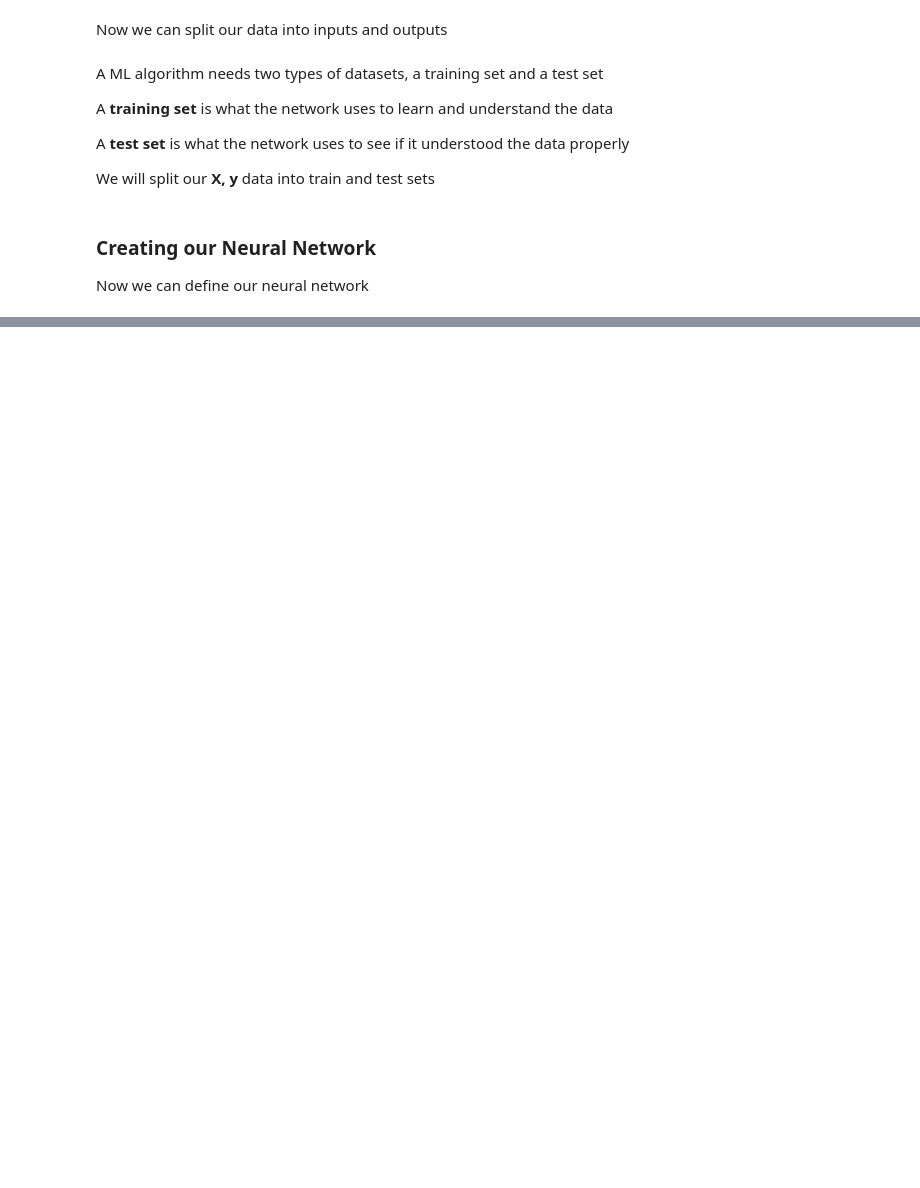
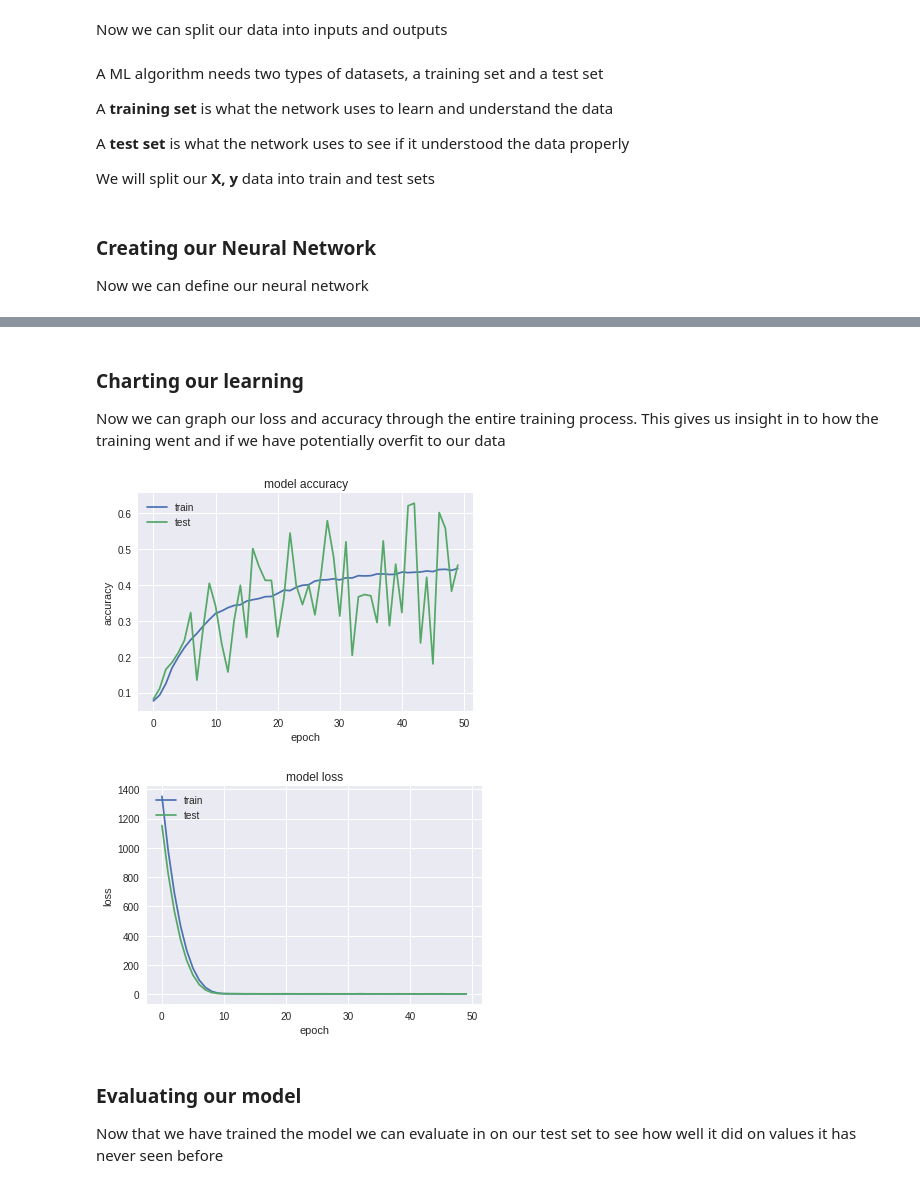
Before and after one commit to SykoTheKiD/NeuralPredictTutorial, a Jupyter notebook: MLSort.ipynb, the cells around one changed output, grey strips where cells are left out. Drawn from its saved outputs; the diff is of its cells as text; code cells hidden in the pictures; blank space fills up the shorter version.

```diff
--- a/MLSort.ipynb
+++ b/MLSort.ipynb
@@ -63,7 +75,7 @@ Constants such as `BATCH_SIZE`, `NUM_EPOCHS`, `TRAIN_SIZE`, `TEST_SIZE` and `VAL
 DATASET_SIZE = 1000000
 MAX_RANGE = 100
 MIN_RANGE = -100
-BATCH_SIZE = 25
+BATCH_SIZE = 55
 TEST_SIZE = 0.2
 VALIDATION_SIZE=0.33
 NUM_EPOCHS = 50
@@ -165,6 +181,6 @@ Image(retina=True, filename='model.png')
 # %%
-model.compile(loss='mean_squared_error', optimizer=Adam(), metrics=[metrics.mae])
+model.compile(loss='mean_squared_error', optimizer=Adam(), metrics=[metrics.mse, 'accuracy'])
 # %%
 %time
-model.fit(X_train, y_train, validation_split=VALIDATION_SIZE, epochs=NUM_EPOCHS, batch_size=BATCH_SIZE, verbose=1)
+history = model.fit(X_train, y_train, validation_split=VALIDATION_SIZE, epochs=NUM_EPOCHS, batch_size=BATCH_SIZE, verbose=1)
 # %% [output]
@@ -189,2 +204,31 @@ KeyboardInterrupt: ignored
+# %% [markdown]
+### Charting our learning
+
+Now we can graph our loss and accuracy through the entire training process. This gives us insight in to how the training went and if we have potentially overfit to our data
+# %%
+# summarize history for accuracy
+plt.plot(history.history['acc'])
+plt.plot(history.history['val_acc'])
+plt.title('model accuracy')
+plt.ylabel('accuracy')
+plt.xlabel('epoch')
+plt.legend(['train', 'test'], loc='upper left')
+plt.show()
+
+# summarize history for loss
+plt.plot(history.history['loss'])
+plt.plot(history.history['val_loss'])
+plt.title('model loss')
+plt.ylabel('loss')
+plt.xlabel('epoch')
+plt.legend(['train', 'test'], loc='upper left')
+plt.show()
+# %% [output]
+[figure, added]
+[figure, added]
+# %% [markdown]
+### Evaluating our model
+
+Now that we have trained the model we can evaluate in on our test set to see how well it did on values it has never seen before
 # %%
 scores = model.evaluate(X_test, y_test)
```
Also changed, not shown: parts of 17 cells of this notebook.
